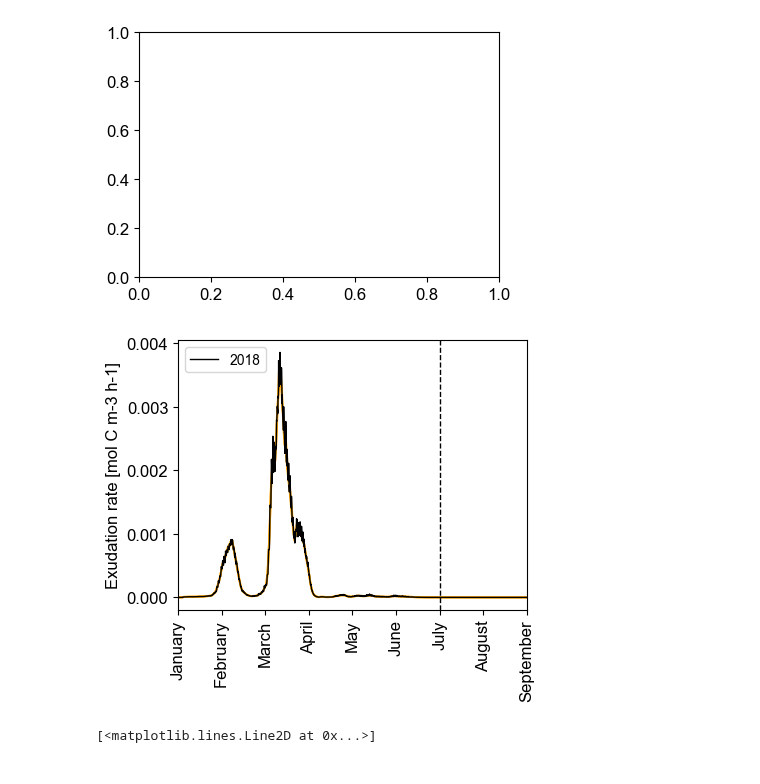
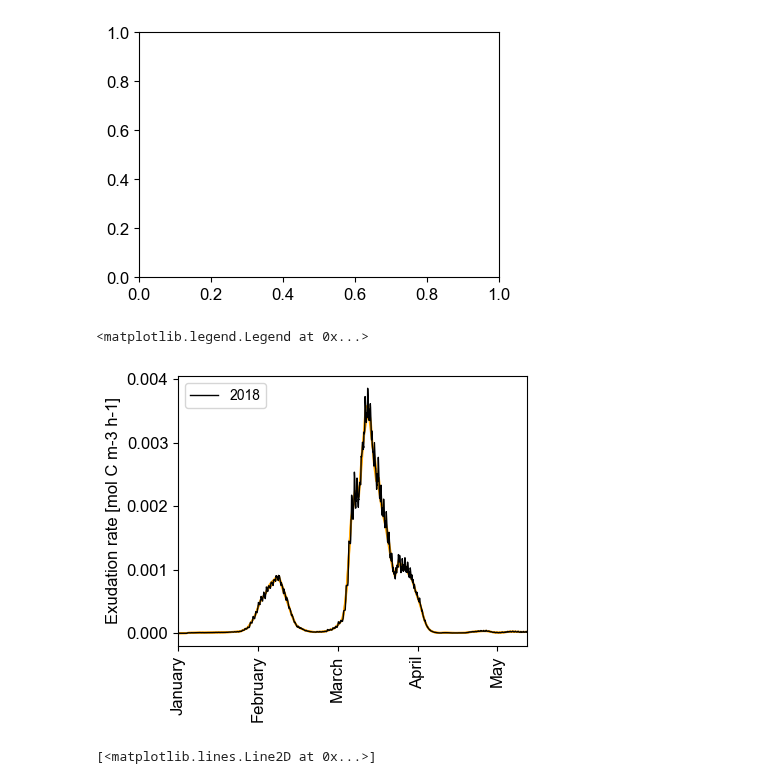
Before and after one commit to giannamars/DEBmicroTrait.jl, a Jupyter notebook: scripts/post_processing/rhizosphere_simulations.ipynb, the cells around one changed output. Drawn from its saved outputs; the diff is of its cells as text; code cells hidden in the pictures.

```diff
--- a/scripts/post_processing/rhizosphere_simulations.ipynb
+++ b/scripts/post_processing/rhizosphere_simulations.ipynb
@@ -81,6 +84,7 @@ f = h5py.File("/Users/glmarschmann/.julia/dev/DEBmicroTrait/files/output/timeser
 rate2018 = f["rateseries_2018"][:]
 toc2018 = f["totalCseries_2018"][:]
 # %%
+month_hours = 30*24
 months = np.arange(1, step=month_hours, stop=rate2018.size)
 m_str=[calendar.month_name[int(x/(30*24))+1] for x in months[0:-1]]
 # %%
@@ -100,19 +104,20 @@ rate2018_day = np.interp(np.arange(1,8838,1), np.arange(1+12,8838,24), rate2018[
 # %%
 ax = plt.gca()
 plt.plot(rate2018_day, color="orange")
 plt.plot(rate2018_night, color="orange")
 plt.plot(rate2018, lw=1, color="black", label="2018")
-plt.axvline(x=4384 , color = 'black', linestyle = '--', lw=1, label="")
+#plt.axvline(x=4384 , color = 'black', linestyle = '--', lw=1, label="")
 ax.set_xticks(months[0:-1])
 ax.set_xticklabels(m_str)
-ax.set_xlim(1, 5845)
+ax.set_xlim(1, 3145)
 for label in ax.get_xticklabels(which='major'):
     label.set(rotation=90)
 plt.ylabel("Exudation rate [mol C m-3 h-1]")
 plt.legend(loc="upper left")
-plt.savefig("/Users/glmarschmann/.julia/dev/DEBmicroTrait/files/avena/rateC_avena2018.svg", format='svg')
+#plt.savefig("/Users/glmarschmann/.julia/dev/DEBmicroTrait/files/avena/rateC_avena2018_zoom.svg", format='svg')
 # %% [output]
+<matplotlib.legend.Legend at 0x...>
-[figure, old version]
+[figure, new version]
 # %%
 plt.plot(rate2018[345+12:345+24*7*12:24])
 plt.plot(rate2018[345:345+24*7*12:24])
```
Also changed, not shown: parts of 30 cells of this notebook, 16 other files.
